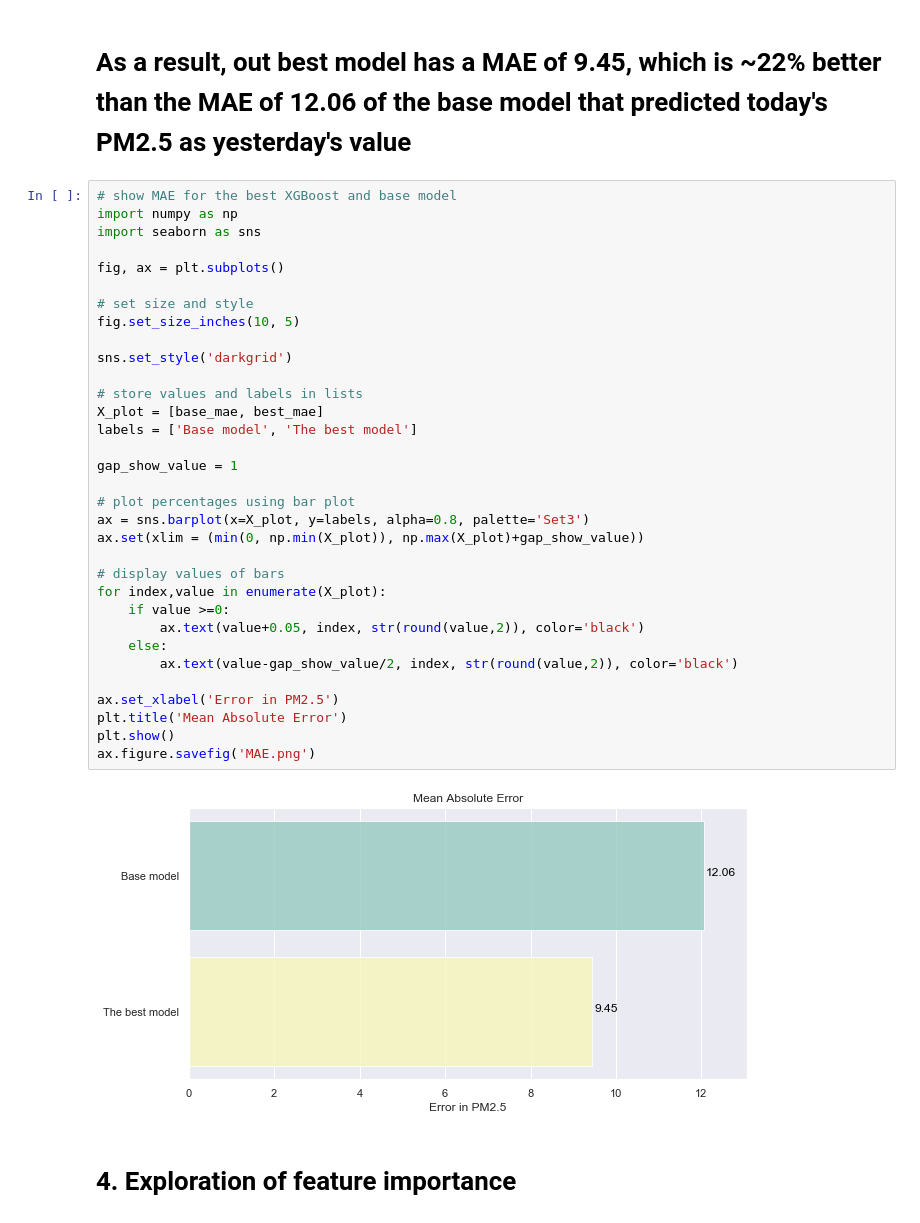
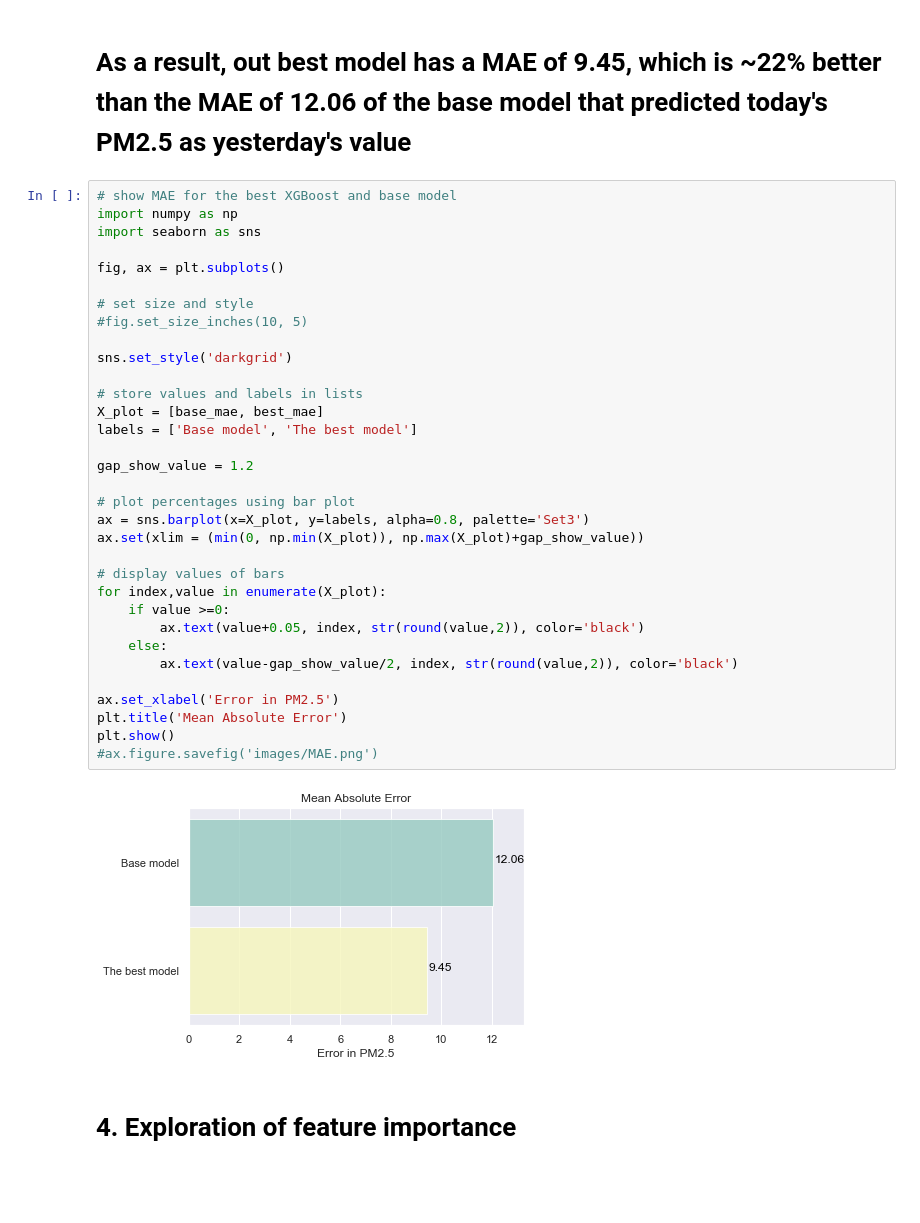
Before and after one commit to alibekU/almaty_air_2020, a Jupyter notebook: analysis_pm25.ipynb, the cells around one changed output. Drawn from its saved outputs; the diff is of its cells as text; blank space fills up the shorter version.

```diff
--- a/analysis_pm25.ipynb
+++ b/analysis_pm25.ipynb
@@ -1235,37 +1235,37 @@ Mean Absolute Error: 9.45
 # show MAE for the best XGBoost and base model
 import numpy as np
 import seaborn as sns
 
 fig, ax = plt.subplots()
 
 # set size and style
-fig.set_size_inches(10, 5)
+#fig.set_size_inches(10, 5)
 
 sns.set_style('darkgrid')
 
 # store values and labels in lists
 X_plot = [base_mae, best_mae]
 labels = ['Base model', 'The best model']
 
-gap_show_value = 1
+gap_show_value = 1.2
 
 # plot percentages using bar plot
 ax = sns.barplot(x=X_plot, y=labels, alpha=0.8, palette='Set3')
 ax.set(xlim = (min(0, np.min(X_plot)), np.max(X_plot)+gap_show_value))
 
 # display values of bars
 for index,value in enumerate(X_plot):
     if value >=0:
         ax.text(value+0.05, index, str(round(value,2)), color='black')
     else:
         ax.text(value-gap_show_value/2, index, str(round(value,2)), color='black')
 
 ax.set_xlabel('Error in PM2.5')
 plt.title('Mean Absolute Error')
 plt.show()
-ax.figure.savefig('MAE.png')
+#ax.figure.savefig('images/MAE.png')
 # %% [output]
-[figure, old version]
+[figure, new version]
 # %% [markdown]
 #  4. Exploration of feature importance
 # %% [markdown]
```
Also changed, not shown: parts of 11 cells of this notebook, 9 other files.
